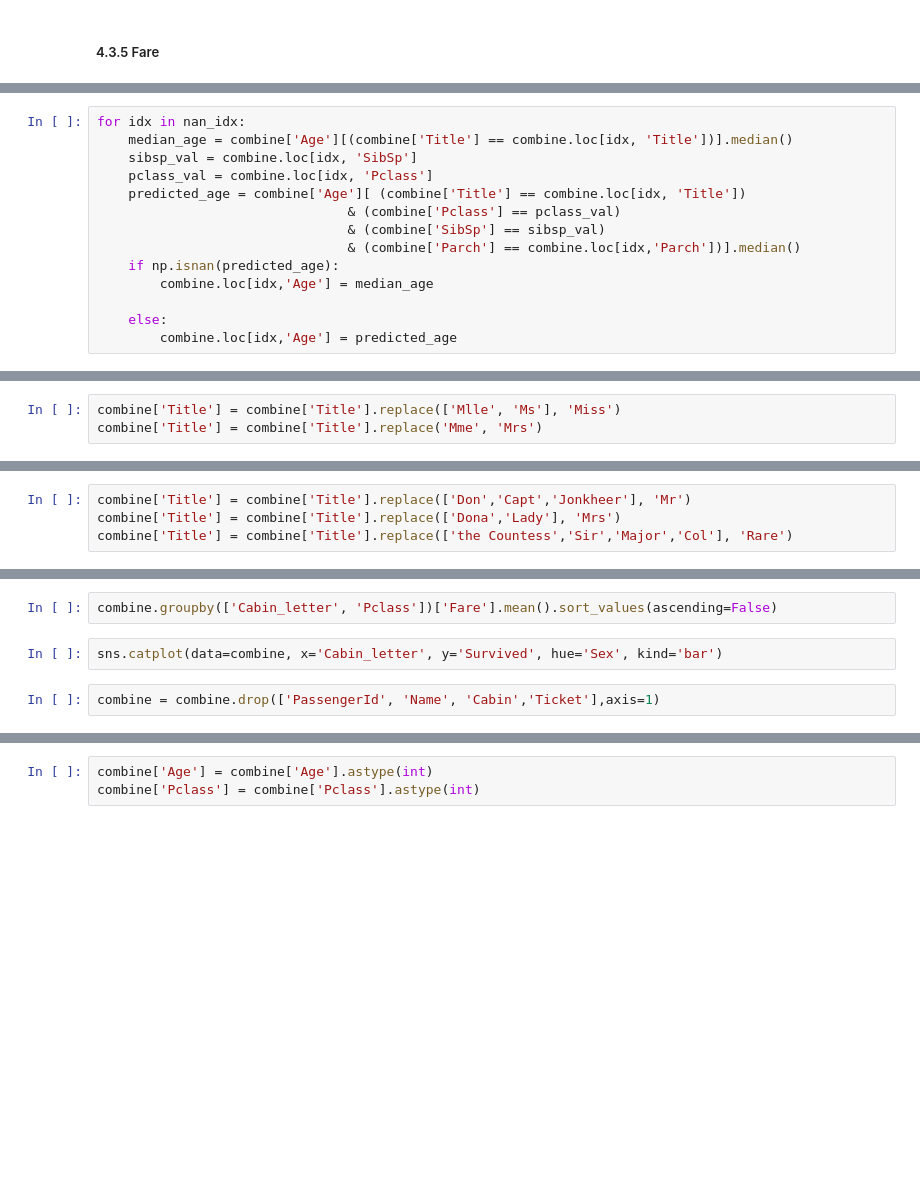
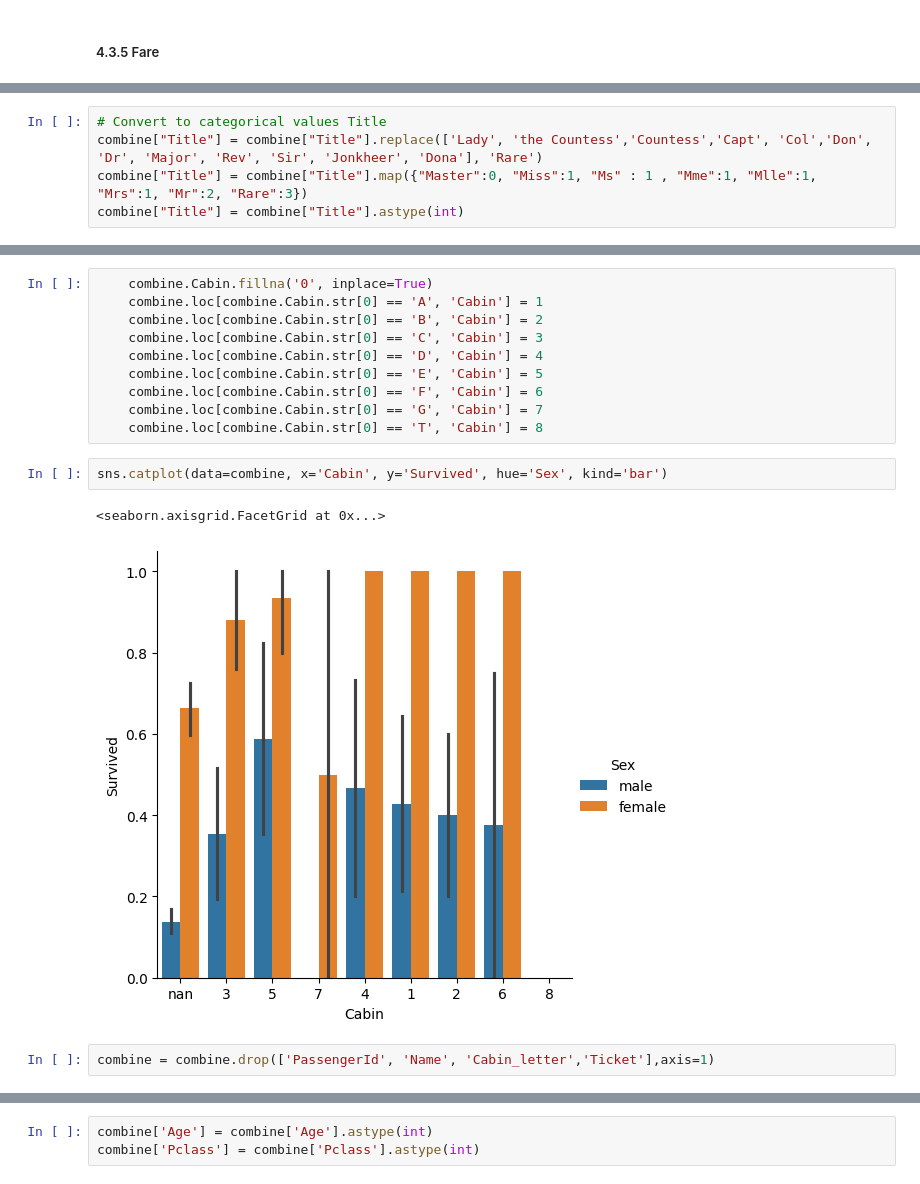
Before and after one commit to Fabiqula/Titanic_kaggle, a Jupyter notebook: main.ipynb, the cells around one changed output, grey strips where cells are left out. Cells and saved outputs as stored; diff of their text form; blank space fills up the shorter version.

```diff
--- a/main.ipynb
+++ b/main.ipynb
@@ -296,14 +684,0 @@ sns.catplot(data=combine, x='Age', y='Title',col='Pclass', kind='bar')
-# %%
-for idx in nan_idx:
-    median_age = combine['Age'][(combine['Title'] == combine.loc[idx, 'Title'])].median()
-    sibsp_val = combine.loc[idx, 'SibSp']
-    pclass_val = combine.loc[idx, 'Pclass']
-    predicted_age = combine['Age'][ (combine['Title'] == combine.loc[idx, 'Title'])
-                                & (combine['Pclass'] == pclass_val)
-                                & (combine['SibSp'] == sibsp_val)
-                                & (combine['Parch'] == combine.loc[idx,'Parch'])].median()
-    if np.isnan(predicted_age):
-        combine.loc[idx,'Age'] = median_age
-
-    else:
-        combine.loc[idx,'Age'] = predicted_age
@@ -318,3 +692,0 @@ plt.legend(loc='best')
-# %%
-combine['Title'] = combine['Title'].replace(['Mlle', 'Ms'], 'Miss')
-combine['Title'] = combine['Title'].replace('Mme', 'Mrs')
@@ -321,6 +720,7 @@ combine['Title'] = combine['Title'].replace('Mme', 'Mrs')
 # %%
-combine['Title'] = combine['Title'].replace(['Don','Capt','Jonkheer'], 'Mr')
-combine['Title'] = combine['Title'].replace(['Dona','Lady'], 'Mrs')
-combine['Title'] = combine['Title'].replace(['the Countess','Sir','Major','Col'], 'Rare')
+# Convert to categorical values Title
+combine["Title"] = combine["Title"].replace(['Lady', 'the Countess','Countess','Capt', 'Col','Don', 'Dr', 'Major', 'Rev', 'Sir', 'Jonkheer', 'Dona'], 'Rare')
+combine["Title"] = combine["Title"].map({"Master":0, "Miss":1, "Ms" : 1 , "Mme":1, "Mlle":1, "Mrs":1, "Mr":2, "Rare":3})
+combine["Title"] = combine["Title"].astype(int)
 # %%
 combine.Title.value_counts()
@@ -337,8 +788,19 @@ combine[['Cabin_letter', 'Sex']].groupby(['Cabin_letter', 'Sex']).size().unstack
 # %%
-combine.groupby(['Cabin_letter', 'Pclass'])['Fare'].mean().sort_values(ascending=False)
+    combine.Cabin.fillna('0', inplace=True)
+    combine.loc[combine.Cabin.str[0] == 'A', 'Cabin'] = 1
+    combine.loc[combine.Cabin.str[0] == 'B', 'Cabin'] = 2
+    combine.loc[combine.Cabin.str[0] == 'C', 'Cabin'] = 3
+    combine.loc[combine.Cabin.str[0] == 'D', 'Cabin'] = 4
+    combine.loc[combine.Cabin.str[0] == 'E', 'Cabin'] = 5
+    combine.loc[combine.Cabin.str[0] == 'F', 'Cabin'] = 6
+    combine.loc[combine.Cabin.str[0] == 'G', 'Cabin'] = 7
+    combine.loc[combine.Cabin.str[0] == 'T', 'Cabin'] = 8
 # %%
-sns.catplot(data=combine, x='Cabin_letter', y='Survived', hue='Sex', kind='bar')
+sns.catplot(data=combine, x='Cabin', y='Survived', hue='Sex', kind='bar')
+# %% [output]
+<seaborn.axisgrid.FacetGrid at 0x...>
+[figure, added]
 # %%
-combine = combine.drop(['PassengerId', 'Name', 'Cabin','Ticket'],axis=1)
+combine = combine.drop(['PassengerId', 'Name', 'Cabin_letter','Ticket'],axis=1)
 # %%
 sns.catplot(data=train, x='Sex', y='Age', col='Survived', hue='Pclass', kind='box')
```
Also changed, not shown: parts of 204 cells of this notebook.
